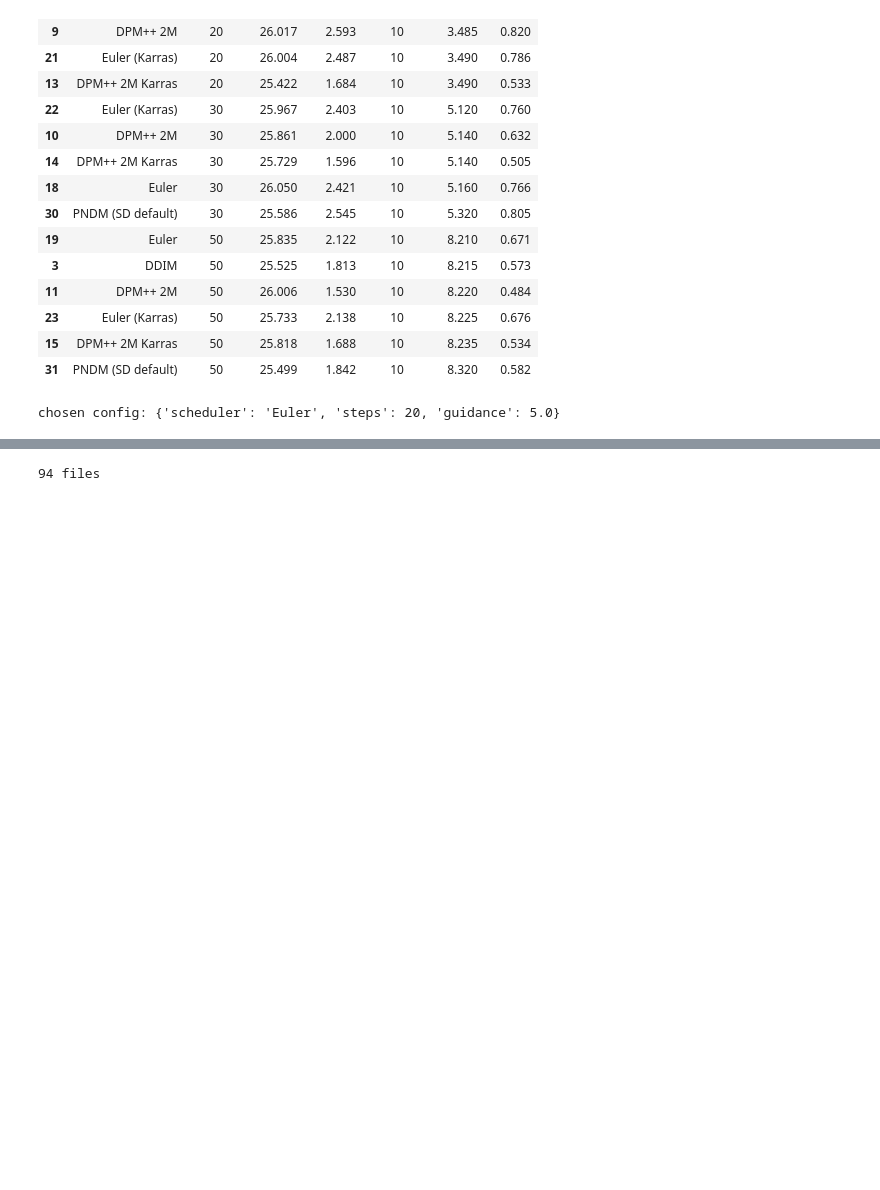
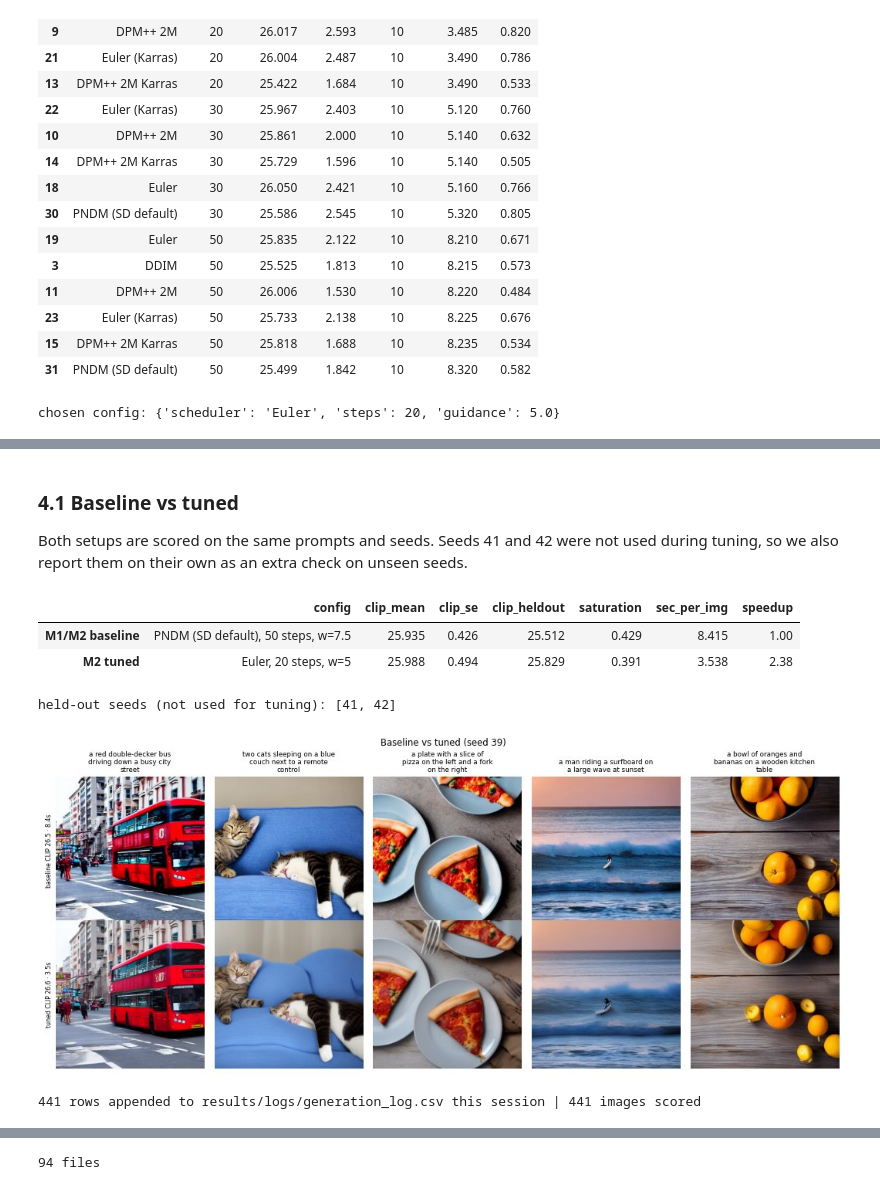
Before and after one commit to Aryan16d/IE7615-Generative-milestone, a Jupyter notebook: notebooks/milestone_2_baseline_generation.ipynb, the cells around one changed output, grey strips where cells are left out. Saved outputs shown, nothing was run; the diff lists cells and outputs as text; code cells hidden in the pictures; blank space fills up the shorter version.

```diff
--- a/notebooks/milestone_2_baseline_generation.ipynb
+++ b/notebooks/milestone_2_baseline_generation.ipynb
@@ -557,0 +616,47 @@ chosen config: {'scheduler': 'Euler', 'steps': 20, 'guidance': 5.0}
+# %% [markdown]
+### 4.1 Baseline vs tuned
+Both setups are scored on the same prompts and seeds. Seeds 41 and 42 were not used during tuning, so we also report them on their own as an extra check on unseen seeds.
+# %%
+m = pd.DataFrame(metrics)
+m.to_csv(METRICS_DIR / "m2_all_generations.csv", index=False)
+
+HELDOUT = [s for s in EVAL_SEEDS if s not in CFG_SEEDS + SCHED_SEEDS]
+b = m[m.experiment == "baseline (conditional)"]
+t = m[m.experiment == "final set (tuned)"]
+summary = pd.DataFrame({
+    "config":       [f"{BASE['scheduler']}, {BASE['steps']} steps, w={BASE['guidance']:g}",
+                     f"{BEST['scheduler']}, {BEST['steps']} steps, w={BEST['guidance']:g}"],
+    "clip_mean":    [b.clip_score.mean(), t.clip_score.mean()],
+    "clip_se":      [b.clip_score.std() / np.sqrt(b.clip_score.count()), t.clip_score.std() / np.sqrt(t.clip_score.count())],
+    "clip_heldout": [b[b.seed.isin(HELDOUT)].clip_score.mean(), t[t.seed.isin(HELDOUT)].clip_score.mean()],
+    "saturation":   [b.saturation.mean(), t.saturation.mean()],
+    "sec_per_img":  [b.runtime_s.mean(), t.runtime_s.mean()],
+}, index=["M1/M2 baseline", "M2 tuned"]).round(3)
+summary["speedup"] = (summary.sec_per_img.iloc[0] / summary.sec_per_img).round(2)
+display(summary)
+print(f"held-out seeds (not used for tuning): {HELDOUT}")
+
+b39, t39 = b[b.seed == SEED], t[t.seed == SEED]
+g = save_grid([base_imgs, final[SEED]], PLOTS_DIR / "m2_baseline_vs_tuned.jpg",
+              row_labels=[f"baseline\nCLIP {b39.clip_score.mean():.1f} · {b.runtime_s.mean():.1f}s",
+                          f"tuned\nCLIP {t39.clip_score.mean():.1f} · {t.runtime_s.mean():.1f}s"],
+              col_labels=prompts, title="Baseline vs tuned (seed 39)")
+show(g, 1100)
+
+report = {
+    "baseline": BASE, "tuned": BEST, "eval_seeds": EVAL_SEEDS, "heldout_seeds": HELDOUT,
+    "cfg_sweep": cfg_summary.to_dict("records"),
+    "baseline_vs_tuned": summary.reset_index().to_dict("records"),
+    "unconditional_clip_mean": round(float(np.nanmean(unc_scores)), 3),
+    "coco_test_clip": {"generated": round(float(np.nanmean(gen_cs)), 3), "real": round(float(np.mean(real_cs)), 3)},
+    "n_images_generated": len(m),
+}
+(METRICS_DIR / "m2_summary.json").write_text(json.dumps(report, indent=2, default=str))
+print(f"{len(m)} rows appended to {LOG_CSV.relative_to(REPO_DIR)} this session | {len(m)} images scored")
+# %% [output]
+|  | config | clip_mean | clip_se | clip_heldout | saturation | sec_per_img | speedup |
+| M1/M2 baseline | PNDM (SD default), 50 steps, w=7.5 | 25.935 | 0.426 | 25.512 | 0.429 | 8.415 | 1.00 |
+| M2 tuned | Euler, 20 steps, w=5 | 25.988 | 0.494 | 25.829 | 0.391 | 3.538 | 2.38 |
+held-out seeds (not used for tuning): [41, 42]
+[figure, added]
+441 rows appended to results/logs/generation_log.csv this session | 441 images scored
```
Also changed, not shown: parts of 14 cells of this notebook.
